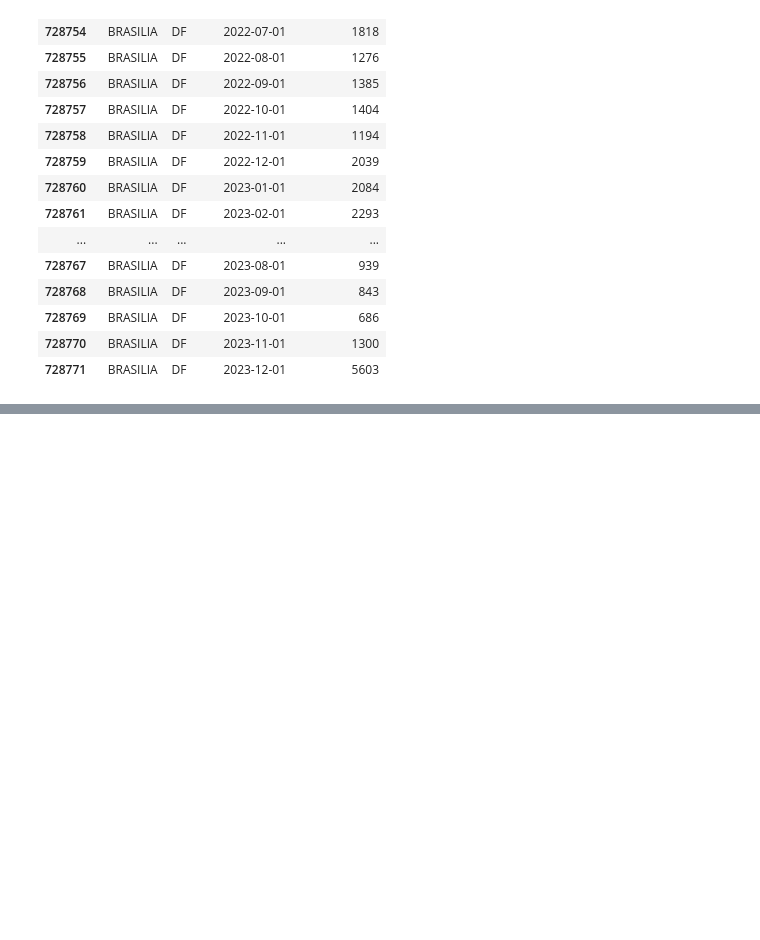
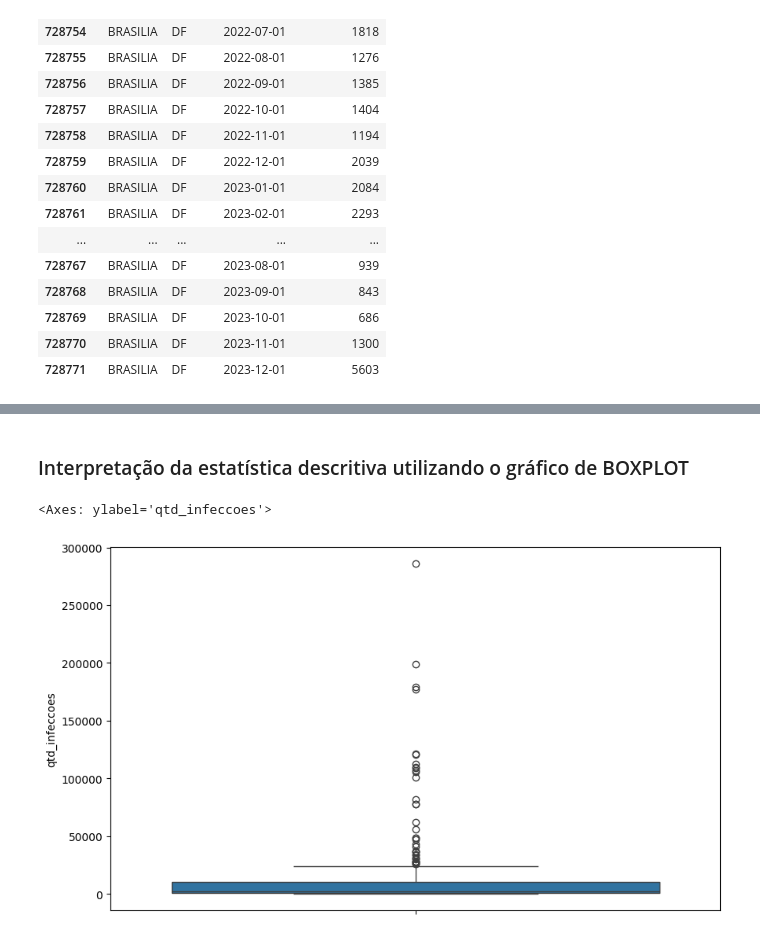
Before and after one commit to bruno88rick/fiapfase1newA1Dengue, a Jupyter notebook: Dengue_Brasil.ipynb, the cells around one changed output, grey strips where cells are left out. Cells and saved outputs as stored; diff of their text form; code cells hidden in the pictures; blank space fills up the shorter version.

```diff
--- a/Dengue_Brasil.ipynb
+++ b/Dengue_Brasil.ipynb
@@ -74,0 +232,4 @@ df_dengue.tail(20)
+# %%
+infeccoes_estado = df_dengue.groupby(['ano', 'uf'])['qtd_infeccoes'].sum().reset_index()
+
+## O que o reset_index faze neste caso??
@@ -74,0 +289,8 @@ df_dengue.tail(20)
+# %% [markdown]
+### Interpretação da estatística descritiva utilizando o gráfico de BOXPLOT
+# %%
+plt.figure(figsize = (10, 6))
+sns.boxplot(data = infeccoes_estado, y = 'qtd_infeccoes' )
+# %% [output]
+<Axes: ylabel='qtd_infeccoes'>
+[figure, added]
```
Also changed, not shown: parts of 57 cells of this notebook.
